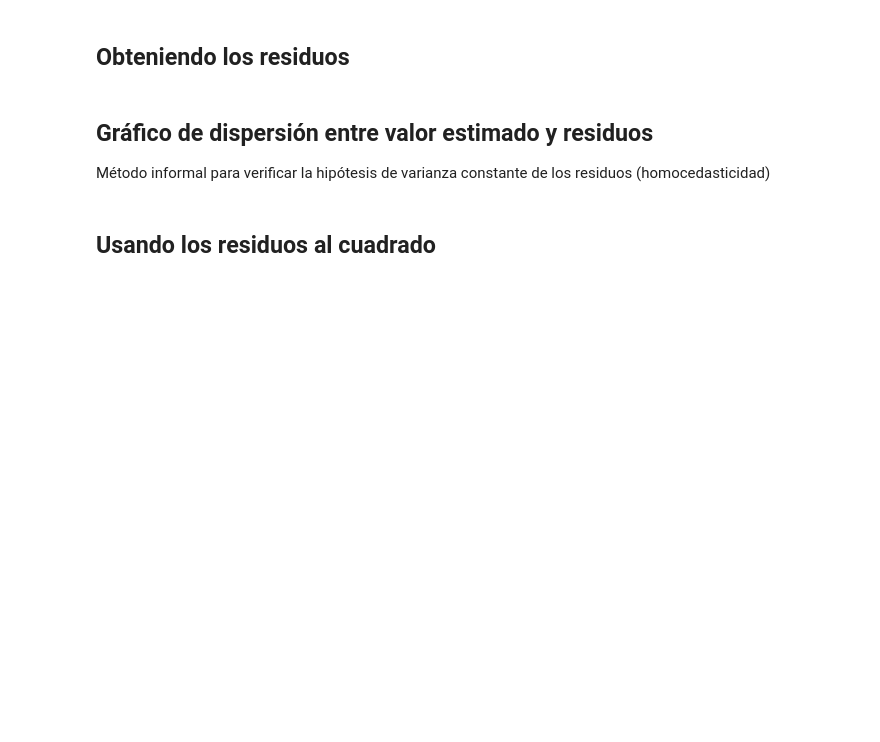
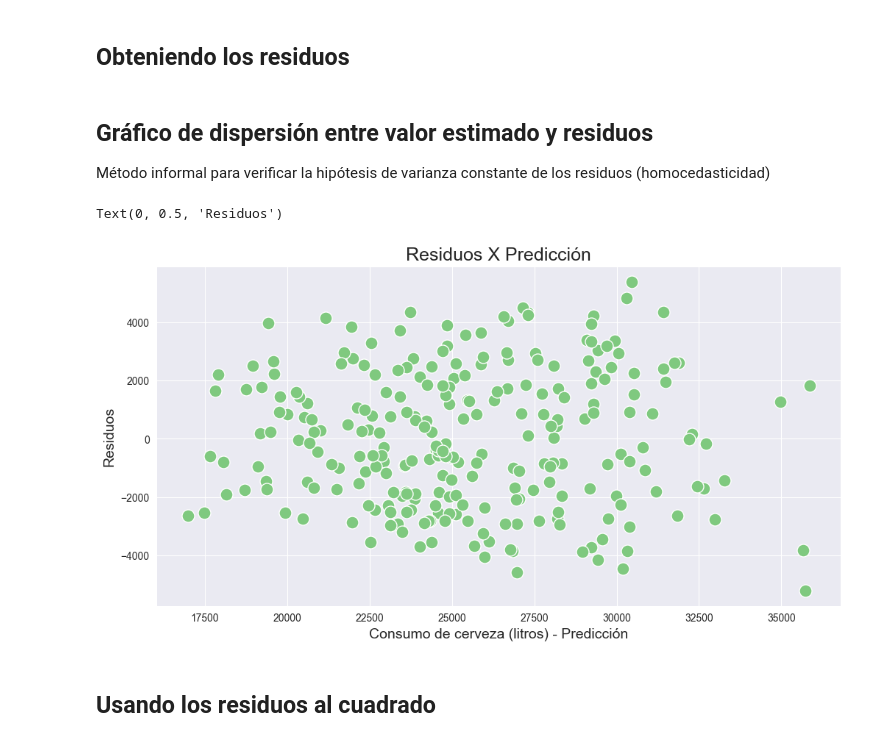
Before and after one commit to Luis1g/Regresion-Lineal-1, a Jupyter notebook: Regresión_Lineal.ipynb, the cells around one changed output. Saved outputs shown, nothing was run; the diff lists cells and outputs as text; code cells hidden in the pictures; blank space fills up the shorter version.

```diff
--- a/Regresión_Lineal.ipynb
+++ b/Regresión_Lineal.ipynb
@@ -480,9 +514,21 @@ https://seaborn.pydata.org/generated/seaborn.scatterplot.html
 # %% [markdown]
 ## Obteniendo los residuos
+# %%
+residuo = y_train - y_predicho_train
 # %% [markdown]
 ## Gráfico de dispersión entre valor estimado y residuos
 
 Método informal para verificar la hipótesis de varianza constante de los residuos (homocedasticidad)
+# %%
+ax = sns.scatterplot(x = y_predicho_train, y = residuo, s = 150)
+
+ax.figure.set_size_inches(12,6)
+ax.set_title("Residuos X Predicción", fontsize = 18)
+ax.set_xlabel("Consumo de cerveza (litros) - Predicción", fontsize = 14)
+ax.set_ylabel("Residuos", fontsize = 14)
+# %% [output]
+Text(0, 0.5, 'Residuos')
+[figure, added]
 # %% [markdown]
 ## Usando los residuos al cuadrado
 # %% [markdown]
```
Also changed, not shown: parts of 12 cells of this notebook.
